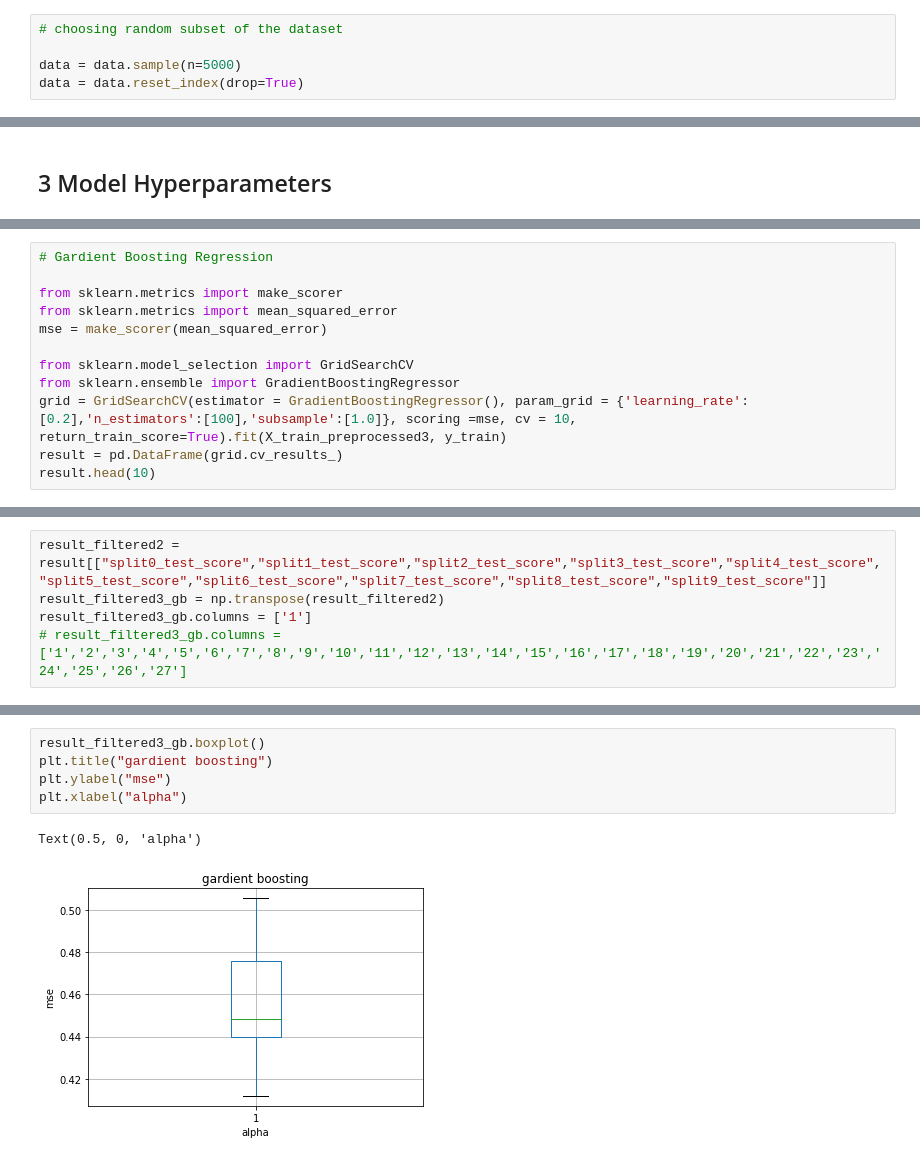
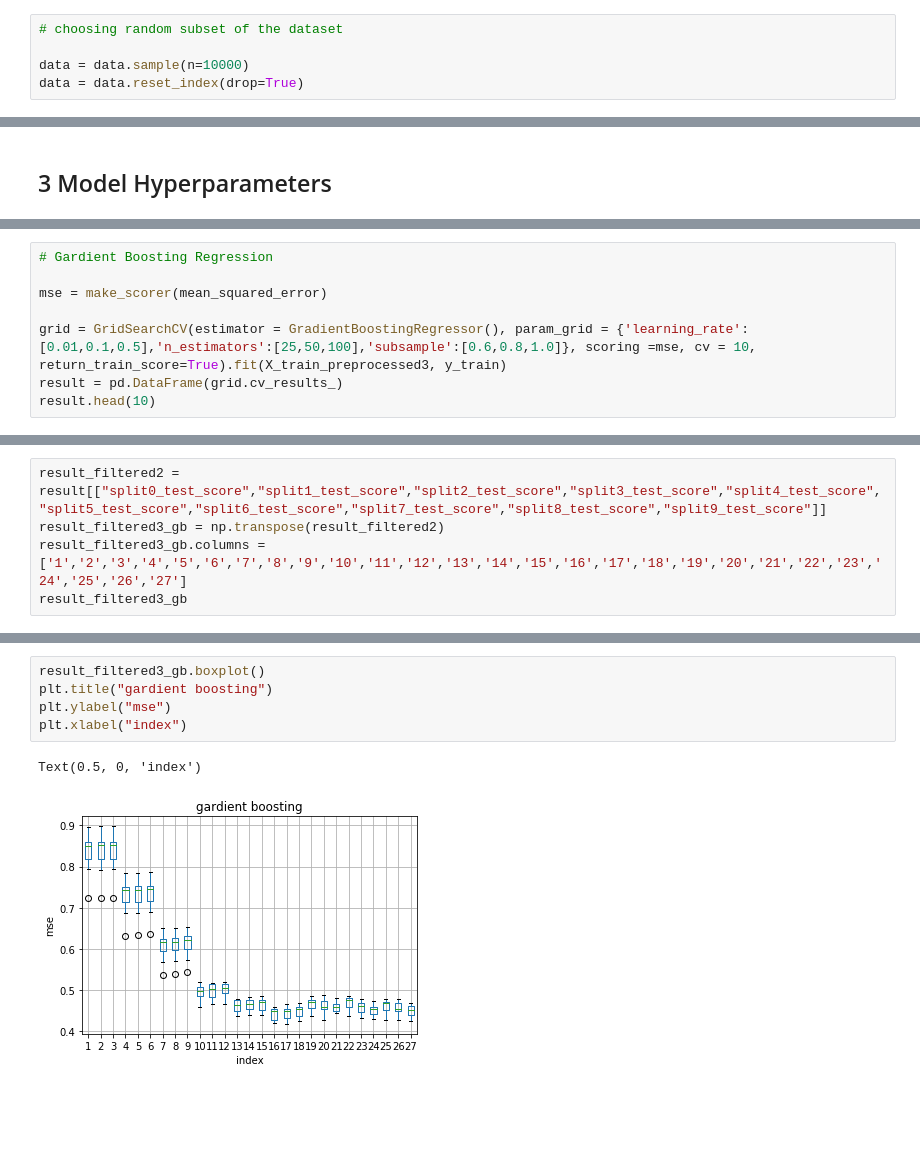
Before and after one commit to qinyuuu/Data-Visualization, a Jupyter notebook: Real-world Data Science.ipynb, the cells around one changed output, grey strips where cells are left out. Saved outputs shown, nothing was run; the diff lists cells and outputs as text; blank space fills up the shorter version.

```diff
--- a/Real-world Data Science.ipynb
+++ b/Real-world Data Science.ipynb
@@ -127,7 +148,7 @@ data.head()
 # %%
 # choosing random subset of the dataset
 
-data = data.sample(n=5000)
+data = data.sample(n=10000)
 data = data.reset_index(drop=True)
 # %%
 data.shape
@@ -357,13 +378,9 @@ Text(0.5, 0, 'alpha')
 # %%
 # Gardient Boosting Regression
 
-from sklearn.metrics import make_scorer
-from sklearn.metrics import mean_squared_error
 mse = make_scorer(mean_squared_error)
 
-from sklearn.model_selection import GridSearchCV
-from sklearn.ensemble import GradientBoostingRegressor
-grid = GridSearchCV(estimator = GradientBoostingRegressor(), param_grid = {'learning_rate':[0.2],'n_estimators':[100],'subsample':[1.0]}, scoring =mse, cv = 10, return_train_score=True).fit(X_train_preprocessed3, y_train)
+grid = GridSearchCV(estimator = GradientBoostingRegressor(), param_grid = {'learning_rate':[0.01,0.1,0.5],'n_estimators':[25,50,100],'subsample':[0.6,0.8,1.0]}, scoring =mse, cv = 10, return_train_score=True).fit(X_train_preprocessed3, y_train)
 result = pd.DataFrame(grid.cv_results_)
 result.head(10)
 # %% [output]
@@ -373,5 +399,5 @@ result.head(10)
 # %%
 result_filtered2 = result[["split0_test_score","split1_test_score","split2_test_score","split3_test_score","split4_test_score","split5_test_score","split6_test_score","split7_test_score","split8_test_score","split9_test_score"]]
 result_filtered3_gb = np.transpose(result_filtered2)
-result_filtered3_gb.columns = ['1']
-# result_filtered3_gb.columns = ['1','2','3','4','5','6','7','8','9','10','11','12','13','14','15','16','17','18','19','20','21','22','23','24','25','26','27']
+result_filtered3_gb.columns = ['1','2','3','4','5','6','7','8','9','10','11','12','13','14','15','16','17','18','19','20','21','22','23','24','25','26','27']
+result_filtered3_gb
@@ -392,9 +436,9 @@ result_filtered3_gb
 # %%
 result_filtered3_gb.boxplot()
 plt.title("gardient boosting")
 plt.ylabel("mse")
-plt.xlabel("alpha")
+plt.xlabel("index")
 # %% [output]
-Text(0.5, 0, 'alpha')
+Text(0.5, 0, 'index')
-[figure, old version]
+[figure, new version]
 # %%
```
Also changed, not shown: parts of 44 cells of this notebook.
